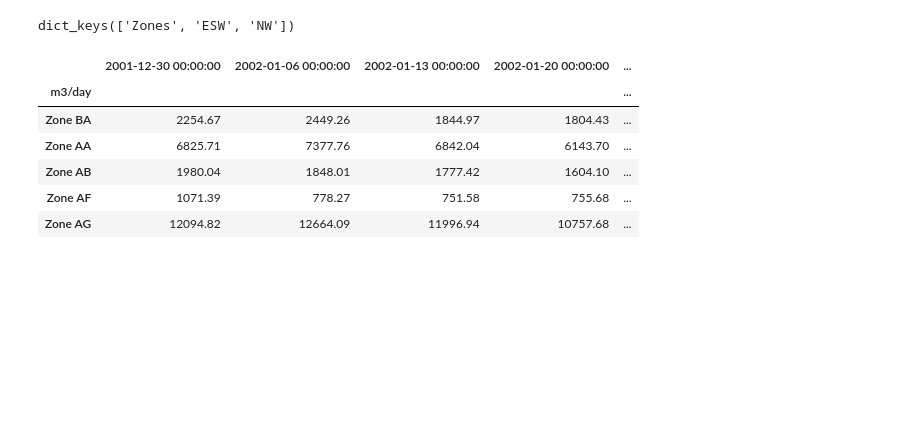
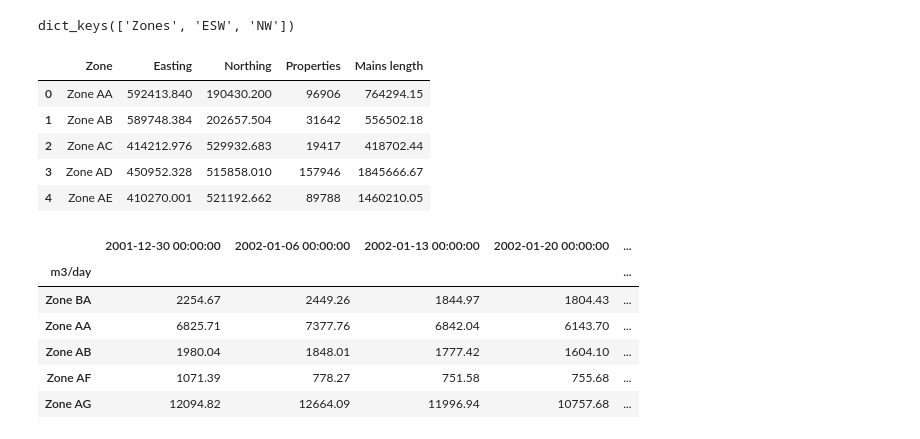
Before and after one commit to J3nF/VKEMS_Water, a Jupyter notebook: notebooks/stat_eda.ipynb, the cells around one changed output. Saved outputs shown, nothing was run; the diff lists cells and outputs as text; code cells hidden in the pictures; blank space fills up the shorter version.

```diff
--- a/notebooks/stat_eda.ipynb
+++ b/notebooks/stat_eda.ipynb
@@ -20,6 +20,15 @@ with open(filepath, "r") as file:
 print(df.keys())
 # %% [output]
 dict_keys(['Zones', 'ESW', 'NW'])
+# %%
+df["Zones"].head()
+# %% [output]
+|  | Zone | Easting | Northing | Properties | Mains length |
+| 0 | Zone AA | 592413.840 | 190430.200 | 96906 | 764294.15 |
+| 1 | Zone AB | 589748.384 | 202657.504 | 31642 | 556502.18 |
+| 2 | Zone AC | 414212.976 | 529932.683 | 19417 | 418702.44 |
+| 3 | Zone AD | 450952.328 | 515858.010 | 157946 | 1845666.67 |
+| 4 | Zone AE | 410270.001 | 521192.662 | 89788 | 1460210.05 |
 # %%
 for name in ["ESW", "NW"]:
     df[name] = df[name].set_index("m3/day")
```
Also changed, not shown: parts of 4 cells of this notebook, 33 other files.
